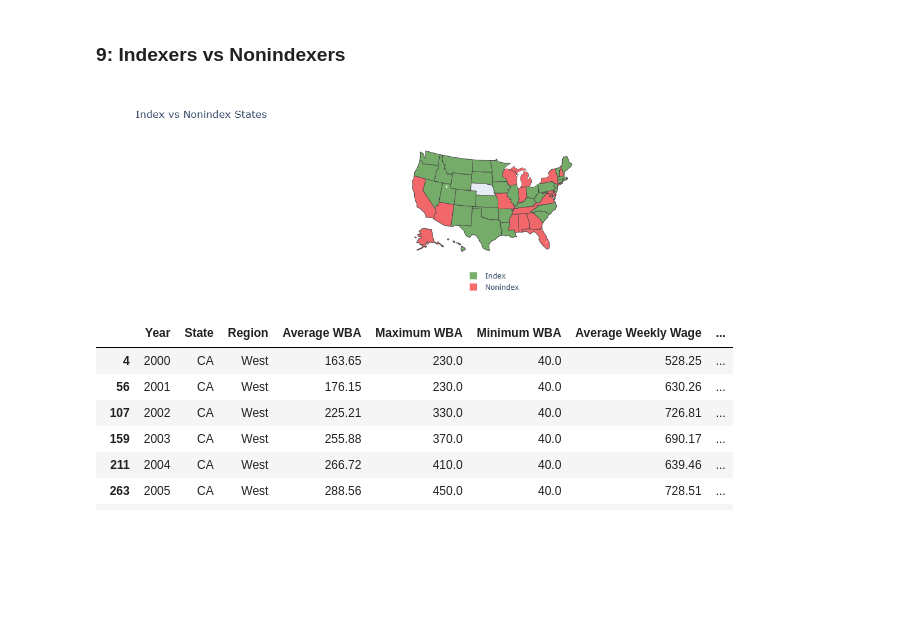
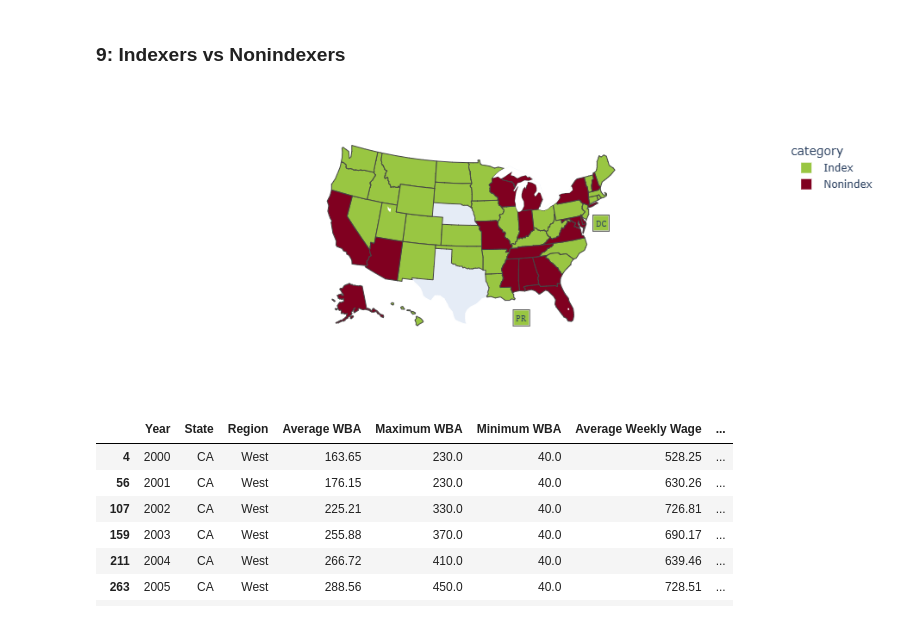
Before and after one commit to kguo12/UI-Inflation, a Jupyter notebook: UI Inflation Figures.ipynb, the cells around one changed output. Cells and saved outputs as stored; diff of their text form; code cells hidden in the pictures; blank space fills up the shorter version.

Commit message:
Figure updates
- added 2005-2023 ipums gross rent data
- modified indexer figures, gross rent, regressions, new recipiency rate figures, and more

```diff
--- a/UI Inflation Figures.ipynb
+++ b/UI Inflation Figures.ipynb
@@ -1939,42 +2718,99 @@ nonindex = ['AK', 'AL', 'AZ', 'CA', 'DE', 'FL', 'GA', 'IN', 'MD', 'MI', 'MO', 'M
 # %%
 index_states = ['AR', 'CO', 'CT', 'DC', 'HI', 'IA', 'ID', 'IL', 'KS', 'KY',
                 'LA', 'MA', 'ME', 'MN', 'MT', 'NC', 'ND', 'NJ', 'NM', 'NV',
-                'OH', 'OK', 'OR', 'PA', 'PR', 'RI', 'SC', 'SD', 'TX', 'UT',
+                'OH', 'OK', 'OR', 'PA', 'PR', 'RI', 'SC', 'SD', 'UT',
                 'VT', 'WA', 'WV', 'WY']
 
 nonindex_states = ['AK', 'AL', 'AZ', 'CA', 'DE', 'FL', 'GA', 'IN', 'MD',
                    'MI', 'MO', 'MS', 'NH', 'NY', 'TN', 'VA', 'WI']
 
 # Build dataframe
 df = pd.DataFrame({
     "state": index_states + nonindex_states,
     "category": ["Index"] * len(index_states) + ["Nonindex"] * len(nonindex_states)
 })
 
 # Choropleth
 fig = px.choropleth(
     df,
     locations="state",
     locationmode="USA-states",
     color="category",
-    color_discrete_map={"Index": 'rgba(89, 156, 70, 0.8)', "Nonindex": 'rgba(245, 71, 71,0.8)'},
+    color_discrete_map={"Index": '#99C642', "Nonindex": '#800020'},
     scope="usa",
-    title="Index vs Nonindex States"
 )
 
-fig.update_layout(
-    legend_title_text='',
-    legend=dict(
-        orientation="v",
-        x=0.5,
-        xanchor="center",
-        y=-0.4
-    )
+pr_row = df[df['state'] == 'PR'].iloc[0]
+pr_years = pr_row['category']
+pr_color = '#99C642'
+
+# Outer box
+fig.add_shape(
+    type="rect",
+    xref="paper", yref="paper",
+    x0=0.57, y0=0.02,
+    x1=0.595, y1=0.10,
+    line=dict(color="black", width=2),
+    fillcolor="white",
+    layer="above"
+)
+
+# Inner colored rectangle (Puerto Rico)
+fig.add_shape(
+    type="rect",
+    xref="paper", yref="paper",
+    x0=0.57, y0=0.02,
+    x1=0.595, y1=0.10,
+    line=dict(color="white", width=0.5),
+    fillcolor=pr_color,
+    layer="above"
+)
+fig.add_annotation(
+    xref="paper", yref="paper",
+    x=0.583, y=0.022,
+    text="PR",
+    showarrow=False,
+    font=dict(size=10, family="Cambria"),
+    align="center"
+)
+
+dc_row = df[df['state'] == 'DC'].iloc[0]
+dc_years = pr_row['category']
+dc_color = '#99C642'
+
+# Outer box
+fig.add_shape(
+    type="rect",
+    xref="paper", yref="paper",
+    x0=0.70, y0=0.52,
+    x1=0.725, y1=0.60,
+    line=dict(color="black", width=2),
+    fillcolor="white",
+    layer="above"
+)
+
+# Inner colored rectangle (Puerto Rico)
+fig.add_shape(
+    type="rect",
+    xref="paper", yref="paper",
+    x0=0.70, y0=0.52,
+    x1=0.725, y1=0.60,
+    line=dict(color="white", width=0.5),
+    fillcolor=pr_color,
+    layer="above"
+)
+fig.add_annotation(
+    xref="paper", yref="paper",
+    x=0.7247, y=0.561,
+    text="DC",
+    showarrow=False,
+    font=dict(size=10, family="Cambria"),
+    align="center"
 )
 
 fig.show()
 # %% [output]
-[figure, old version]
+[figure, new version]
 # %%
 master = pd.read_csv("2024base_master_versionDec2025.csv")
 master[master['State'] == 'CA']
```
Also changed, not shown: parts of 50 cells of this notebook, 11 other files.
